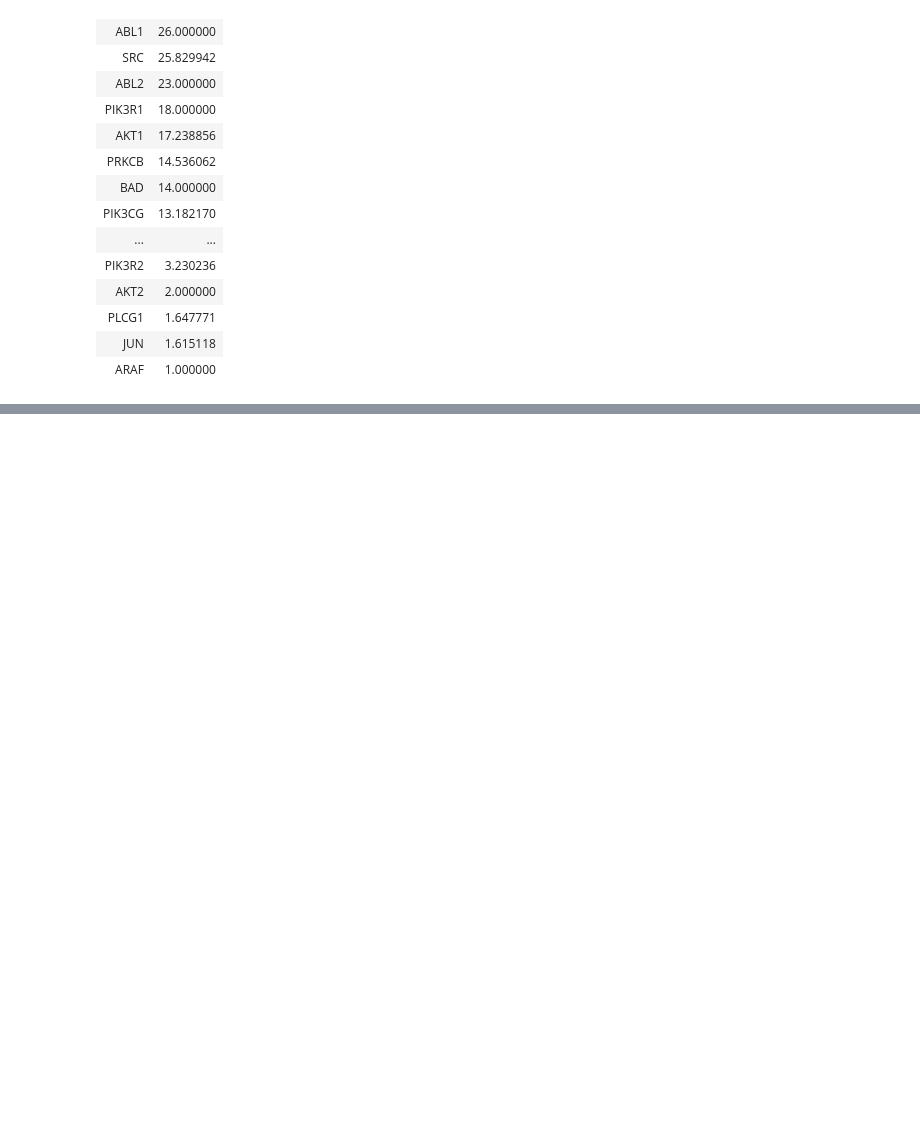
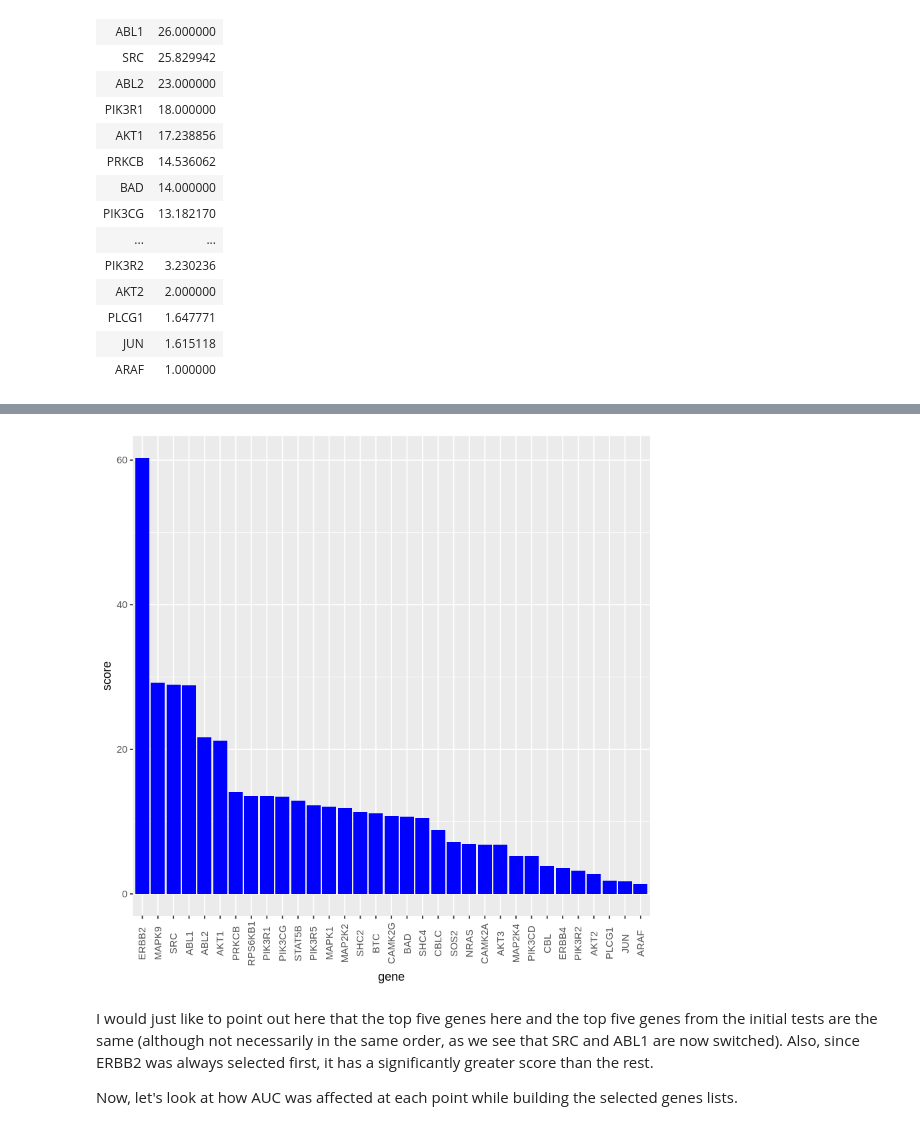
Before and after one commit to zence/SCCR, a Jupyter notebook: notebooks/best_genes.ipynb, the cells around one changed output, grey strips where cells are left out. Drawn from its saved outputs; the diff is of its cells as text; code cells hidden in the pictures; blank space fills up the shorter version.

```diff
--- a/notebooks/best_genes.ipynb
+++ b/notebooks/best_genes.ipynb
@@ -91,0 +160,6 @@ top.genes
+# %%
+seqd.genes <- as.data.frame(read_tsv('../results/seqd_genes.tsv'))
+
+seqd.genes$weight <- normalize(seqd.genes$auc) + 1
+
+seqd.genes$genes <- strsplit(seqd.genes$genes, split = ',')
@@ -91,0 +197,5 @@ top.genes
+# %%
+all.seqd.genes <- as.data.frame(read_tsv("../data/genes.txt", col_names = F))
+names(all.seqd.genes) <- c("gene")
+
+all.seqd.genes$score <- get_seqd_score(all.seqd.genes$gene, seqd.genes)
@@ -91,0 +207,9 @@ top.genes
+# %%
+all.seqd.genes <- all.seqd.genes[order(all.seqd.genes$score, decreasing = T),]
+row.names(all.seqd.genes) <- seq(length = nrow(all.seqd.genes))
+
+#all.genes
+
+top.seqd.genes <- all.seqd.genes[which(all.seqd.genes$score > 0),]
+
+top.seqd.genes$gene <- factor(top.seqd.genes$gene, levels = top.seqd.genes$gene[order(top.seqd.genes$score, decreasing = T)])
@@ -91,0 +236,13 @@ top.genes
+# %%
+gbar <- ggplot(top.seqd.genes, aes(x = gene, y = score, fill = 'gene'))
+ggbar <- gbar + geom_bar(stat = 'identity') +
+        scale_fill_manual(values = "blue", guide = F) +
+        theme(axis.text.x = element_text(angle = 90, vjust = 0.5))
+
+ggbar
+# %% [output]
+[figure, added]
+# %% [markdown]
+I would just like to point out here that the top five genes here and the top five genes from the initial tests are the same (although not necessarily in the same order, as we see that SRC and ABL1 are now switched). Also, since ERBB2 was always selected first, it has a significantly greater score than the rest.
+
+Now, let's look at how AUC was affected at each point while building the selected genes lists.
```
Also changed, not shown: parts of 20 cells of this notebook, 1 other file.
